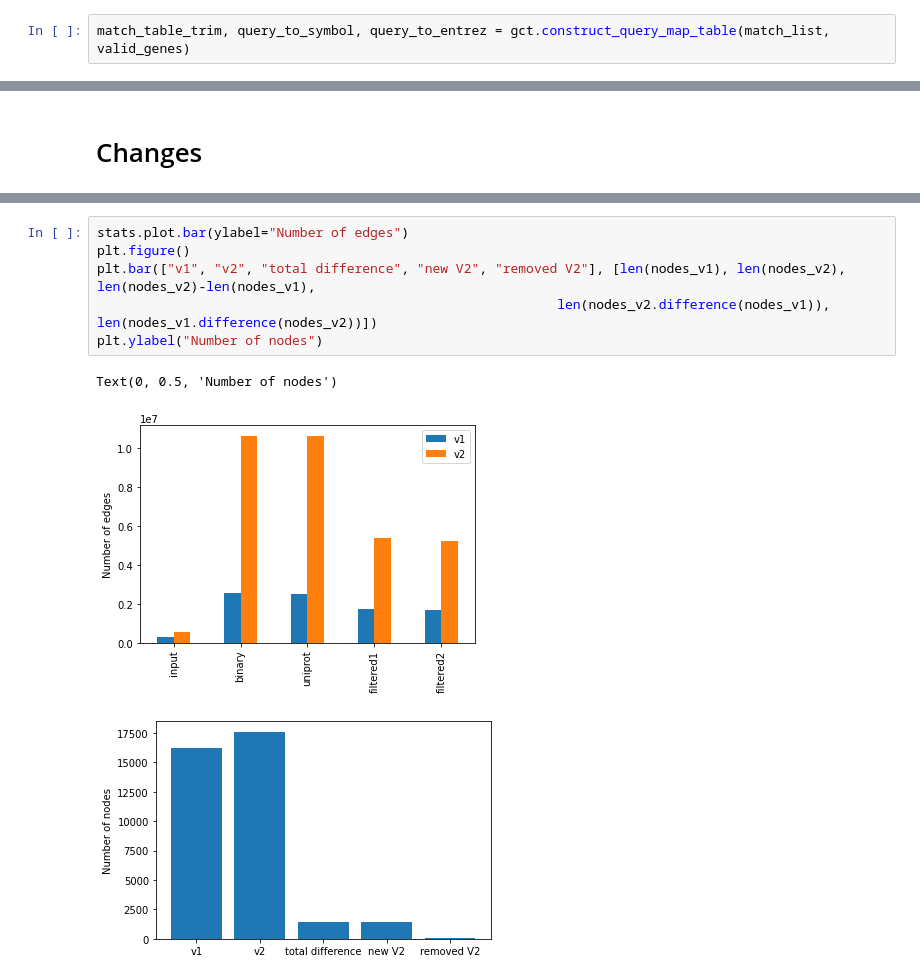
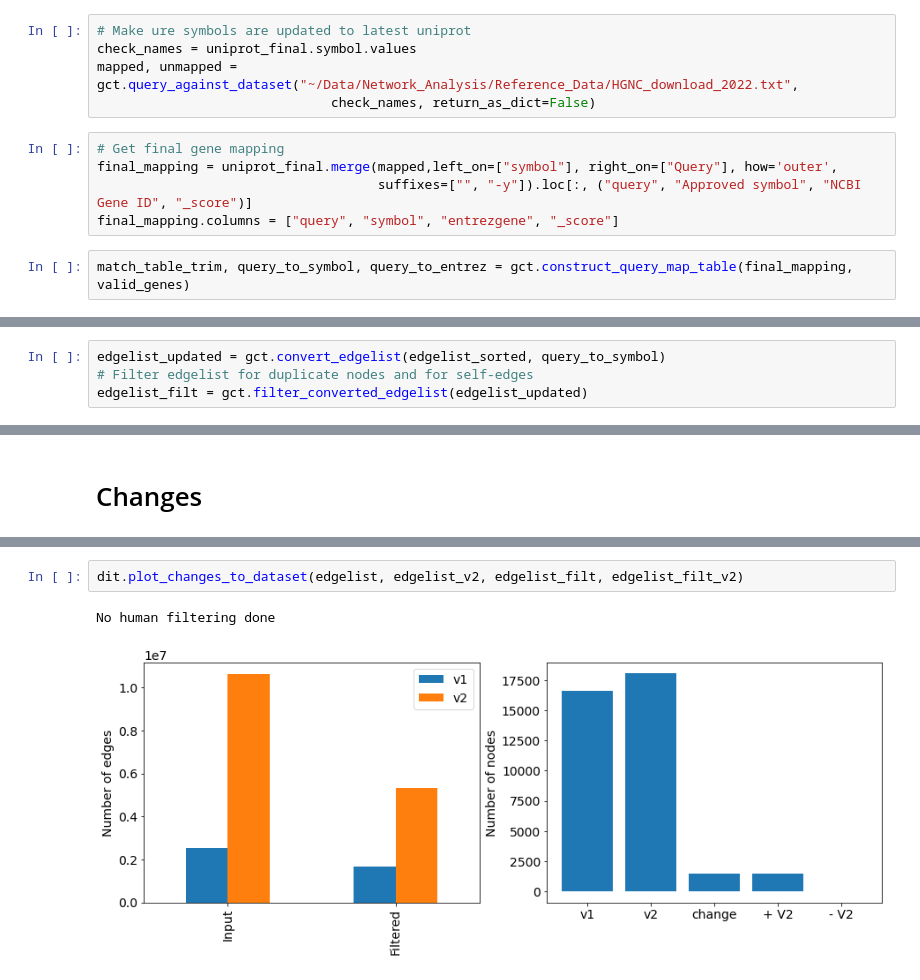
Before and after one commit to sarah-n-wright/Network_Evaluation_Tools, a Jupyter notebook: Network Processing Notebooks/ConsensusPathDB Processing.ipynb, the cells around one changed output, grey strips where cells are left out. Drawn from its saved outputs; the diff is of its cells as text.

```diff
--- a/Network Processing Notebooks/ConsensusPathDB Processing.ipynb
+++ b/Network Processing Notebooks/ConsensusPathDB Processing.ipynb
@@ -216,3 +169,13 @@ Batch query complete: 13.91 seconds
+# %%
+# Make ure symbols are updated to latest uniprot
+check_names = uniprot_final.symbol.values
+mapped, unmapped = gct.query_against_dataset("~/Data/Network_Analysis/Reference_Data/HGNC_download_2022.txt",
+                              check_names, return_as_dict=False)
+# %%
+# Get final gene mapping
+final_mapping = uniprot_final.merge(mapped,left_on=["symbol"], right_on=["Query"], how='outer',
+                                    suffixes=["", "-y"]).loc[:, ("query", "Approved symbol", "NCBI Gene ID", "_score")]
+final_mapping.columns = ["query", "symbol", "entrezgene", "_score"]
 # %%
-match_table_trim, query_to_symbol, query_to_entrez = gct.construct_query_map_table(match_list, valid_genes)
+match_table_trim, query_to_symbol, query_to_entrez = gct.construct_query_map_table(final_mapping, valid_genes)
 # %% [output]
@@ -234,0 +186,4 @@ Edge list filtered: 0.59 seconds
+# %%
+edgelist_updated = gct.convert_edgelist(edgelist_sorted, query_to_symbol)
+# Filter edgelist for duplicate nodes and for self-edges
+edgelist_filt = gct.filter_converted_edgelist(edgelist_updated)
@@ -249,10 +204,5 @@ nodes_v2 = set(CPDB_edgelist_symbol_filt_v2["symbol_n1"].values).union(set(CPDB_
-# %%
-stats.plot.bar(ylabel="Number of edges")
-plt.figure()
-plt.bar(["v1", "v2", "total difference", "new V2", "removed V2"], [len(nodes_v1), len(nodes_v2), len(nodes_v2)-len(nodes_v1),
-                                                           len(nodes_v2.difference(nodes_v1)), len(nodes_v1.difference(nodes_v2))])
-plt.ylabel("Number of nodes")
-# %% [output]
-Text(0, 0.5, 'Number of nodes')
-[figure, removed]
-[figure, removed]
+# %%
+dit.plot_changes_to_dataset(edgelist, edgelist_v2, edgelist_filt, edgelist_filt_v2)
+# %% [output]
+No human filtering done
+[figure, added]
```
Also changed, not shown: parts of 55 cells of this notebook, 1 other file.
